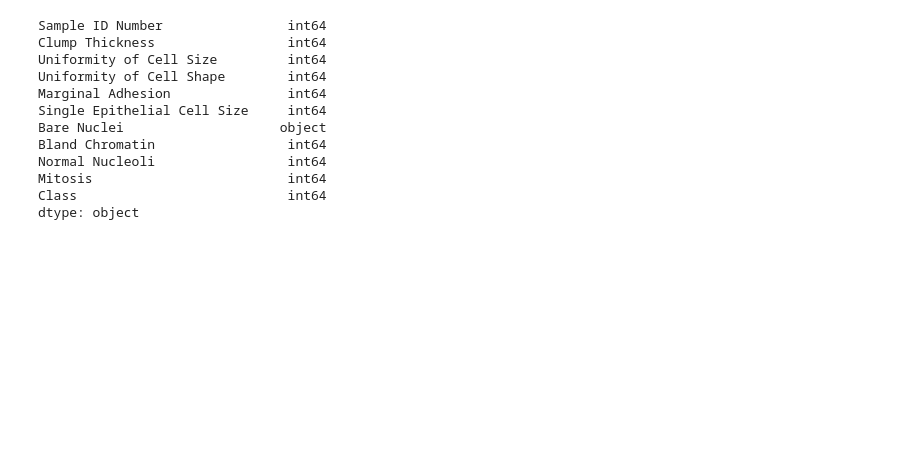
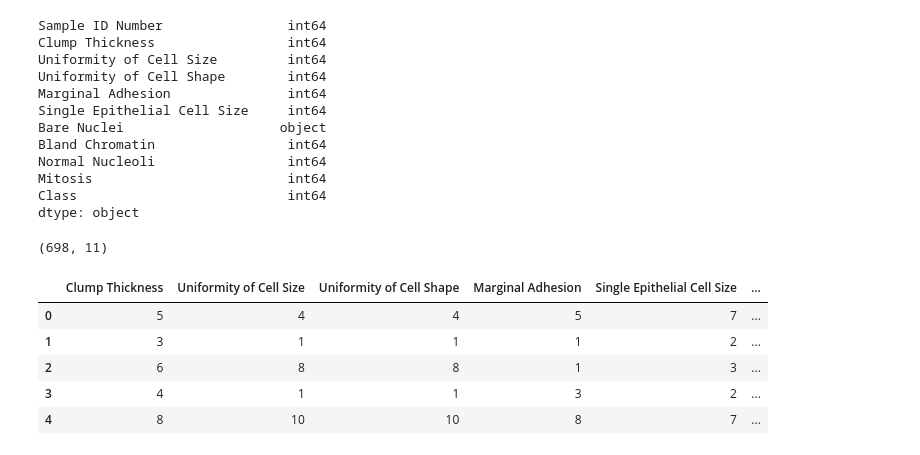
Before and after one commit to AndrewShanahan/PfDA_2, a Jupyter notebook: PfDA Assignment 2.ipynb, the cells around one changed output. Cells and saved outputs as stored; diff of their text form; code cells hidden in the pictures; blank space fills up the shorter version.

```diff
--- a/PfDA Assignment 2.ipynb
+++ b/PfDA Assignment 2.ipynb
@@ -126,3 +126,9 @@ Normal Nucleoli                 int64
 Mitosis                         int64
 Class                           int64
 dtype: object
+# %%
+# Check shape of dataset
+
+print (wbc_data.shape)
+# %% [output]
+(698, 11)
@@ -128,0 +141,11 @@ dtype: object
+# %%
+# Checking dataset to ensure "Sample ID Number" has been dropped
+
+wbc_data.head()
+# %% [output]
+|  | Clump Thickness | Uniformity of Cell Size | Uniformity of Cell Shape | Marginal Adhesion | Single Epithelial Cell Size | ... |
+| 0 | 5 | 4 | 4 | 5 | 7 | ... |
+| 1 | 3 | 1 | 1 | 1 | 2 | ... |
+| 2 | 6 | 8 | 8 | 1 | 3 | ... |
+| 3 | 4 | 1 | 1 | 3 | 2 | ... |
+| 4 | 8 | 10 | 10 | 8 | 7 | ... |
```
Also changed, not shown: parts of 5 cells of this notebook, 1 other file.
